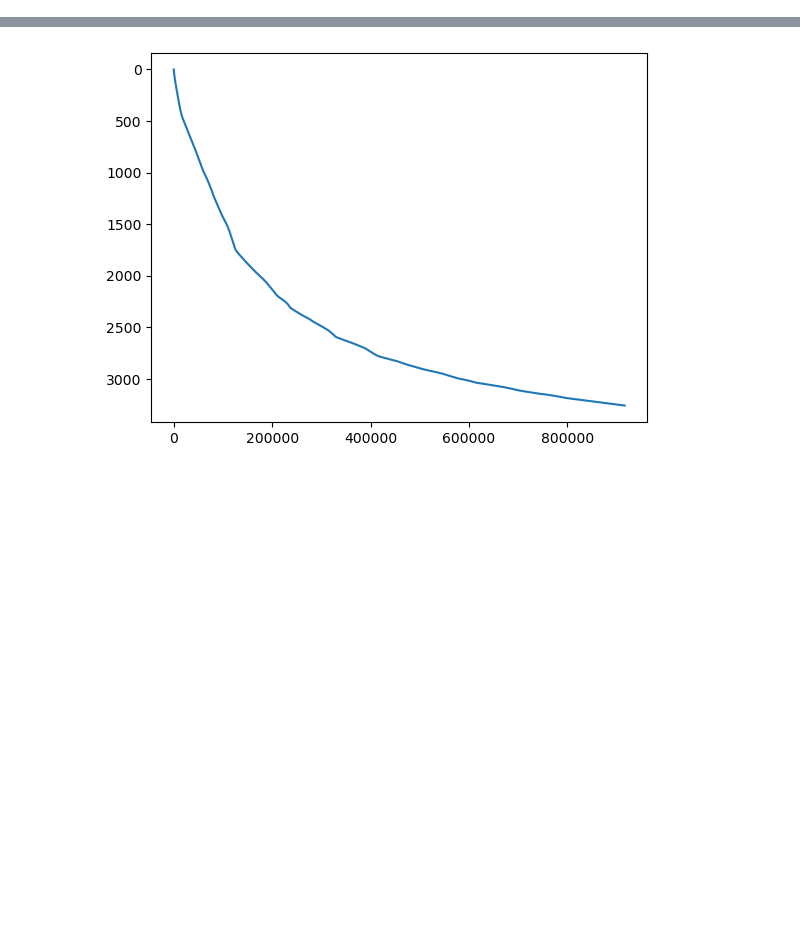
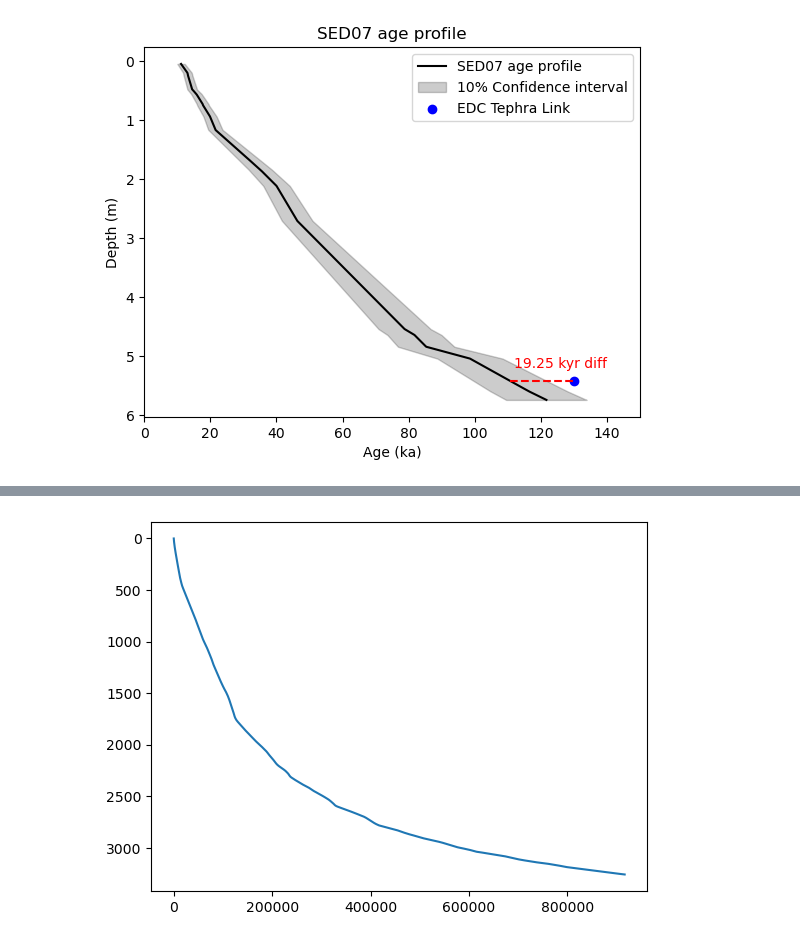
Before and after one commit to qmackay/BICC, a Jupyter notebook: Paleochrono/SedProject/plots.ipynb, the cells around one changed output, grey strips where cells are left out. Saved outputs shown, nothing was run; the diff lists cells and outputs as text; code cells hidden in the pictures; blank space fills up the shorter version.

```diff
--- a/Paleochrono/SedProject/plots.ipynb
+++ b/Paleochrono/SedProject/plots.ipynb
@@ -2,3 +2,38 @@
 import matplotlib.pyplot as plt
 import numpy as np
 import pandas as pd
+# %%
+#plot for SED age profile and synchro horizons
+sed_depth_age = "E:/GitHub/BICC/Paleochrono/SedProject/SED07 Analysis/age_horizons.txt"
+sed_depth_age = pd.read_csv(sed_depth_age, comment="#", delimiter="\t", names=["depth (m)", "age (ka)", "uncertainty"])
+
+synchro_horizons = "E:/GitHub/BICC/Paleochrono/SedProject/SED07 Analysis/synchro_horizons.txt"
+synchro_horizons = pd.read_csv(synchro_horizons, comment="#", delimiter="\t", names=["depth (m)", "age (yr)", "uncertainty"])
+
+EDC_depth = synchro_horizons['depth (m)'].values
+EDC_age = synchro_horizons['age (yr)'].values
+SED07_age = np.interp(EDC_depth, sed_depth_age['depth (m)'], sed_depth_age['age (ka)'])
+diff_val = EDC_age-SED07_age
+diff_val = diff_val[0]
+
+xplotmax = 150
+
+plt.plot(sed_depth_age["age (ka)"], sed_depth_age["depth (m)"], label="SED07 age profile", color="black")
+plt.fill_betweenx(sed_depth_age["depth (m)"],
+                  sed_depth_age["age (ka)"] - 0.1 * sed_depth_age["age (ka)"],
+                  sed_depth_age["age (ka)"] + 0.1 * sed_depth_age["age (ka)"],
+                  color="black", alpha=0.2, label = "10% Confidence interval")
+plt.scatter(synchro_horizons["age (yr)"], synchro_horizons["depth (m)"], label="EDC Tephra Link", color="blue")
+plt.axhline(y=EDC_depth, xmin=(SED07_age/xplotmax), xmax=(EDC_age/xplotmax), color='red', linestyle='--')
+plt.text(112, 5.2, f"{diff_val} kyr diff", color = 'red')
+plt.title("SED07 age profile")
+plt.gca().invert_yaxis()
+plt.xlabel("Age (ka)")
+plt.ylabel("Depth (m)")
+plt.xlim(0, xplotmax)
+plt.legend()
+
+plt.savefig("E:/GitHub/BICC/Paleochrono/SedProject/Figs/SED07_age_profile.png", dpi=300)
+plt.show()
+# %% [output]
+[figure, added]
```
Also changed, not shown: parts of 2 cells of this notebook, 24 other files.
